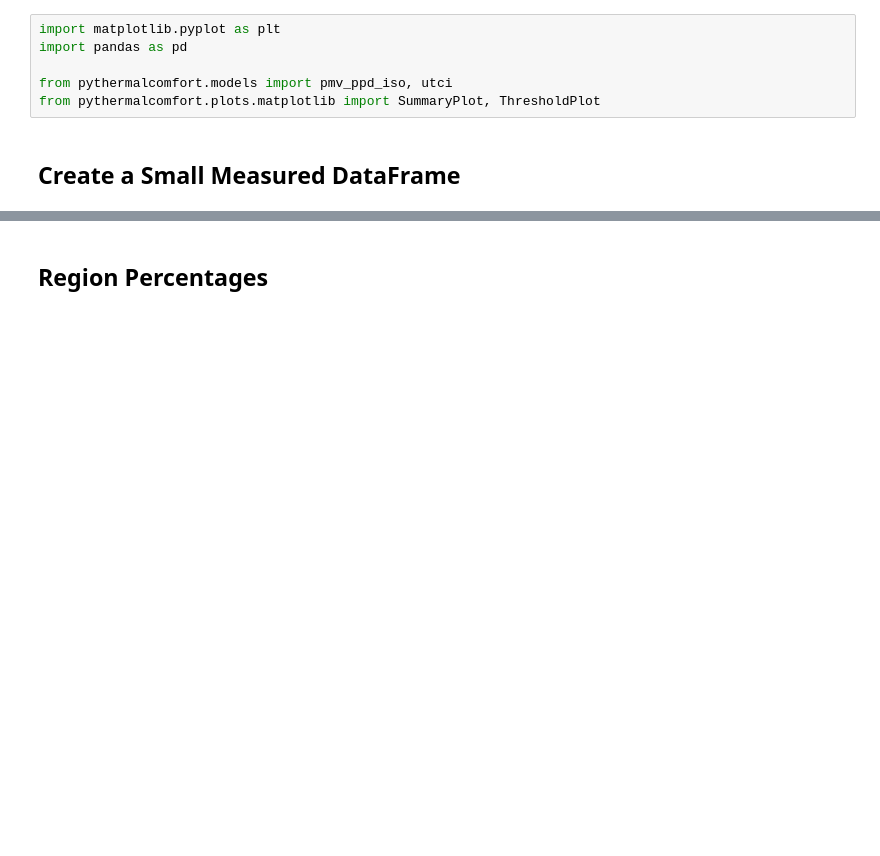
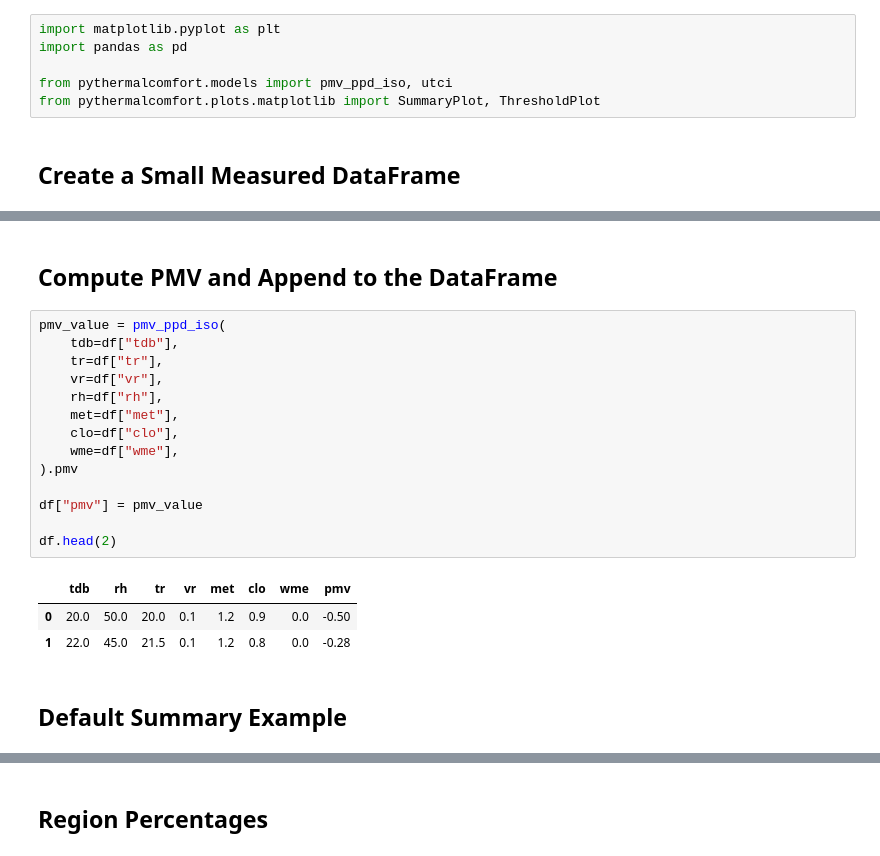
Before and after one commit to HuiHuangWYU/pythermalcomfort, a Jupyter notebook: docs/documentation/plots/matplotlib/summary_plot.ipynb, the cells around one changed output, grey strips where cells are left out. Cells and saved outputs as stored; diff of their text form; blank space fills up the shorter version.

```diff
--- a/docs/documentation/plots/matplotlib/summary_plot.ipynb
+++ b/docs/documentation/plots/matplotlib/summary_plot.ipynb
@@ -72,0 +31,22 @@ result = (
+# %% [markdown]
+## Compute PMV and Append to the DataFrame
+# %%
+pmv_value = pmv_ppd_iso(
+    tdb=df["tdb"],
+    tr=df["tr"],
+    vr=df["vr"],
+    rh=df["rh"],
+    met=df["met"],
+    clo=df["clo"],
+    wme=df["wme"],
+).pmv
+
+df["pmv"] = pmv_value
+
+df.head(2)
+# %% [output]
+|  | tdb | rh | tr | vr | met | clo | wme | pmv |
+| 0 | 20.0 | 50.0 | 20.0 | 0.1 | 1.2 | 0.9 | 0.0 | -0.50 |
+| 1 | 22.0 | 45.0 | 21.5 | 0.1 | 1.2 | 0.8 | 0.0 | -0.28 |
+# %% [markdown]
+## Default Summary Example
```
Also changed, not shown: parts of 7 cells of this notebook, 1 other file.
